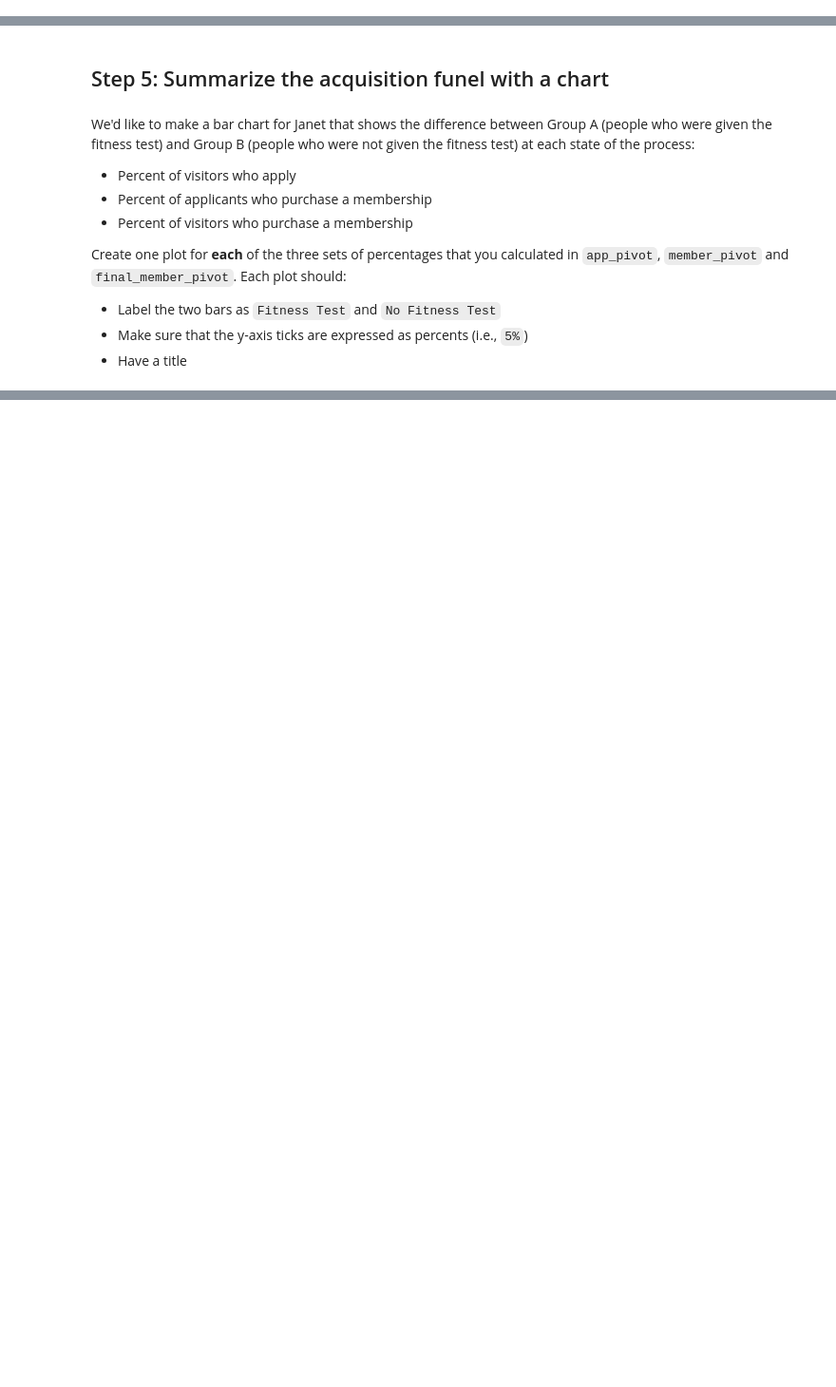
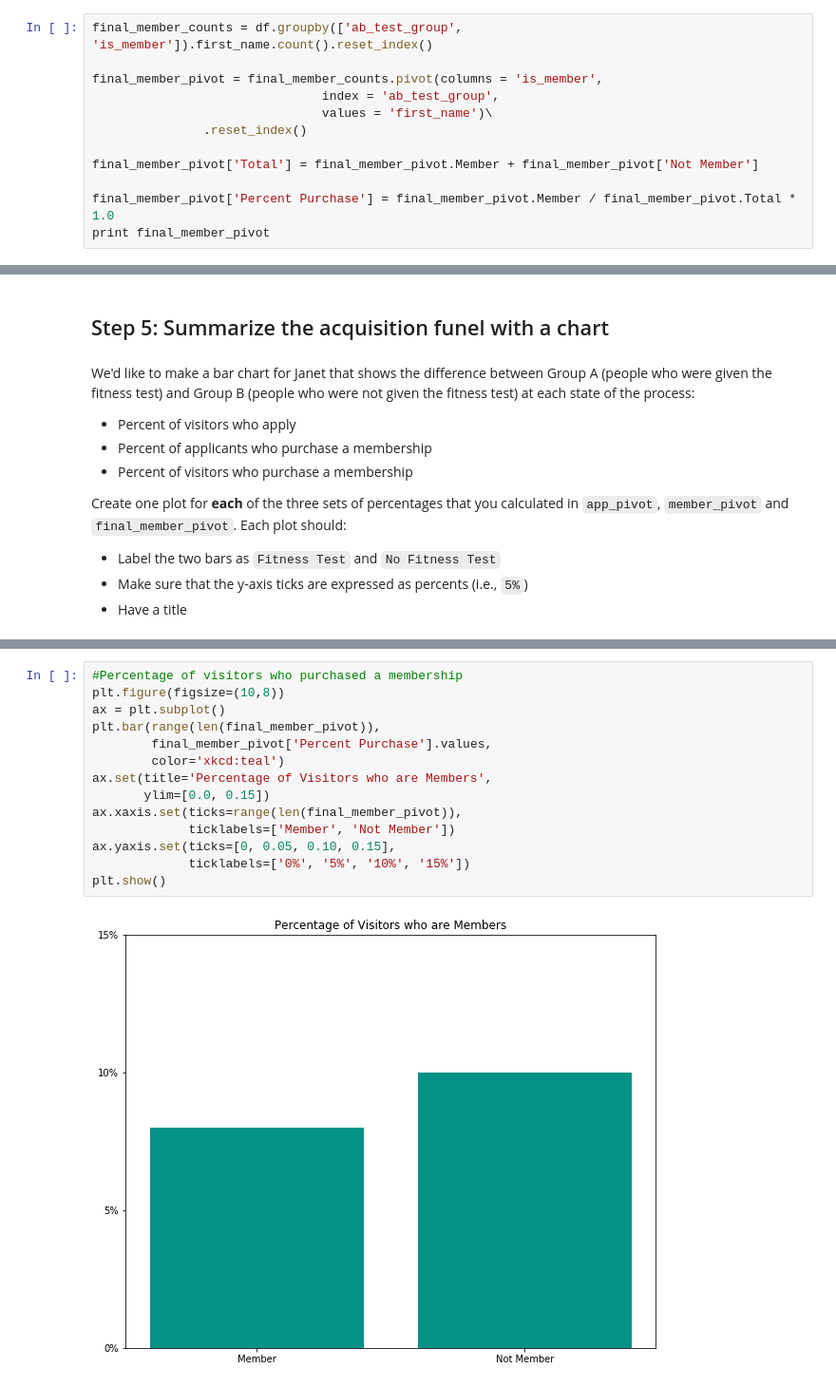
Before and after one commit to altmanmark/musclehub, a Jupyter notebook: musclehub.ipynb, the cells around one changed output, grey strips where cells are left out. Shown: that part at 95% size. Saved outputs shown, nothing was run; the diff lists cells and outputs as text; blank space fills up the shorter version.

```diff
--- a/musclehub.ipynb
+++ b/musclehub.ipynb
@@ -356,3 +356,15 @@ Previously, we looked at what percent of people **who picked up applications** p
 |1|B|?|?|?|?|
 
 Save your final DataFrame as `final_member_pivot`.
+# %%
+final_member_counts = df.groupby(['ab_test_group', 'is_member']).first_name.count().reset_index()
+
+final_member_pivot = final_member_counts.pivot(columns = 'is_member',
+                               index = 'ab_test_group',
+                               values = 'first_name')\
+               .reset_index()
+
+final_member_pivot['Total'] = final_member_pivot.Member + final_member_pivot['Not Member']
+
+final_member_pivot['Percent Purchase'] = final_member_pivot.Member / final_member_pivot.Total * 1.0
+print final_member_pivot
@@ -374,0 +427,16 @@ Create one plot for **each** of the three sets of percentages that you calculate
+# %%
+#Percentage of visitors who purchased a membership
+plt.figure(figsize=(10,8))
+ax = plt.subplot()
+plt.bar(range(len(final_member_pivot)),
+        final_member_pivot['Percent Purchase'].values,
+        color='xkcd:teal')
+ax.set(title='Percentage of Visitors who are Members',
+       ylim=[0.0, 0.15])
+ax.xaxis.set(ticks=range(len(final_member_pivot)),
+             ticklabels=['Member', 'Not Member'])
+ax.yaxis.set(ticks=[0, 0.05, 0.10, 0.15],
+             ticklabels=['0%', '5%', '10%', '15%'])
+plt.show()
+# %% [output]
+[figure, added]
```
Also changed, not shown: parts of 4 cells of this notebook, 1 other file.
